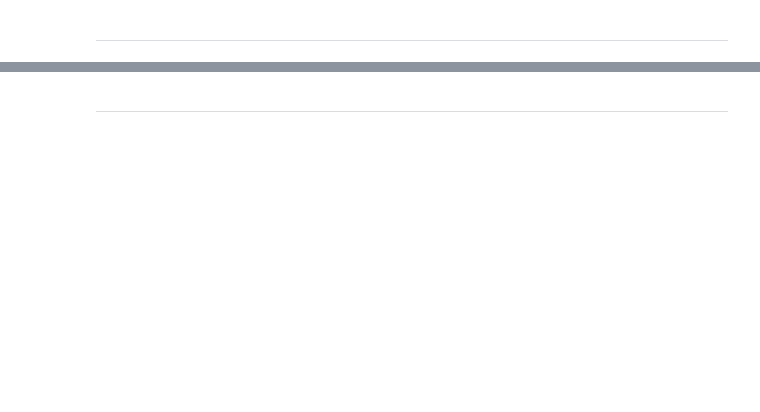
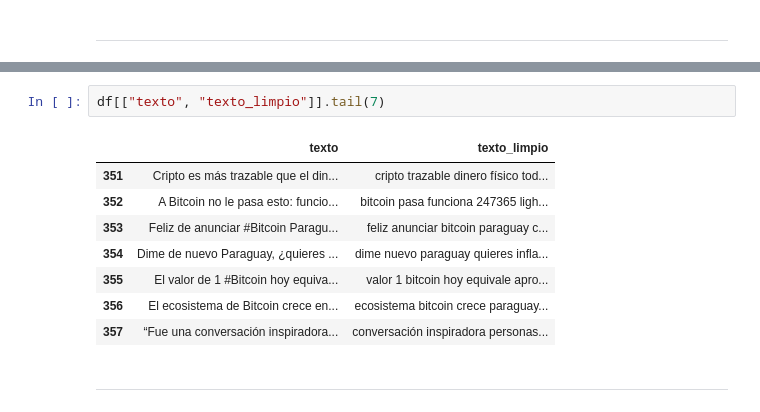
Before and after one commit to NelbaBarreto/paraguay-reddit-posts, a Jupyter notebook: notebooks/2-Modelo.ipynb, the cells around one changed output, grey strips where cells are left out. Saved outputs shown, nothing was run; the diff lists cells and outputs as text; blank space fills up the shorter version.

```diff
--- a/notebooks/2-Modelo.ipynb
+++ b/notebooks/2-Modelo.ipynb
@@ -55,3 +336,14 @@ df["sentimiento"] = df["sentimiento"].str.strip()
+# %%
+df[["texto", "texto_limpio"]].tail(7)
+# %% [output]
+|  | texto | texto_limpio |
+| 351 | Cripto es más trazable que el din... | cripto trazable dinero físico tod... |
+| 352 | A Bitcoin no le pasa esto: funcio... | bitcoin pasa funciona 247365 ligh... |
+| 353 | Feliz de anunciar #Bitcoin Paragu... | feliz anunciar bitcoin paraguay c... |
+| 354 | Dime de nuevo Paraguay, ¿quieres ... | dime nuevo paraguay quieres infla... |
+| 355 | El valor de 1 #Bitcoin hoy equiva... | valor 1 bitcoin hoy equivale apro... |
+| 356 | El ecosistema de Bitcoin crece en... | ecosistema bitcoin crece paraguay... |
+| 357 | “Fue una conversación inspiradora... | conversación inspiradora personas... |
 # %% [markdown]
 <hr/>
 # %%
```
Also changed, not shown: parts of 44 cells of this notebook, 4 other files.
